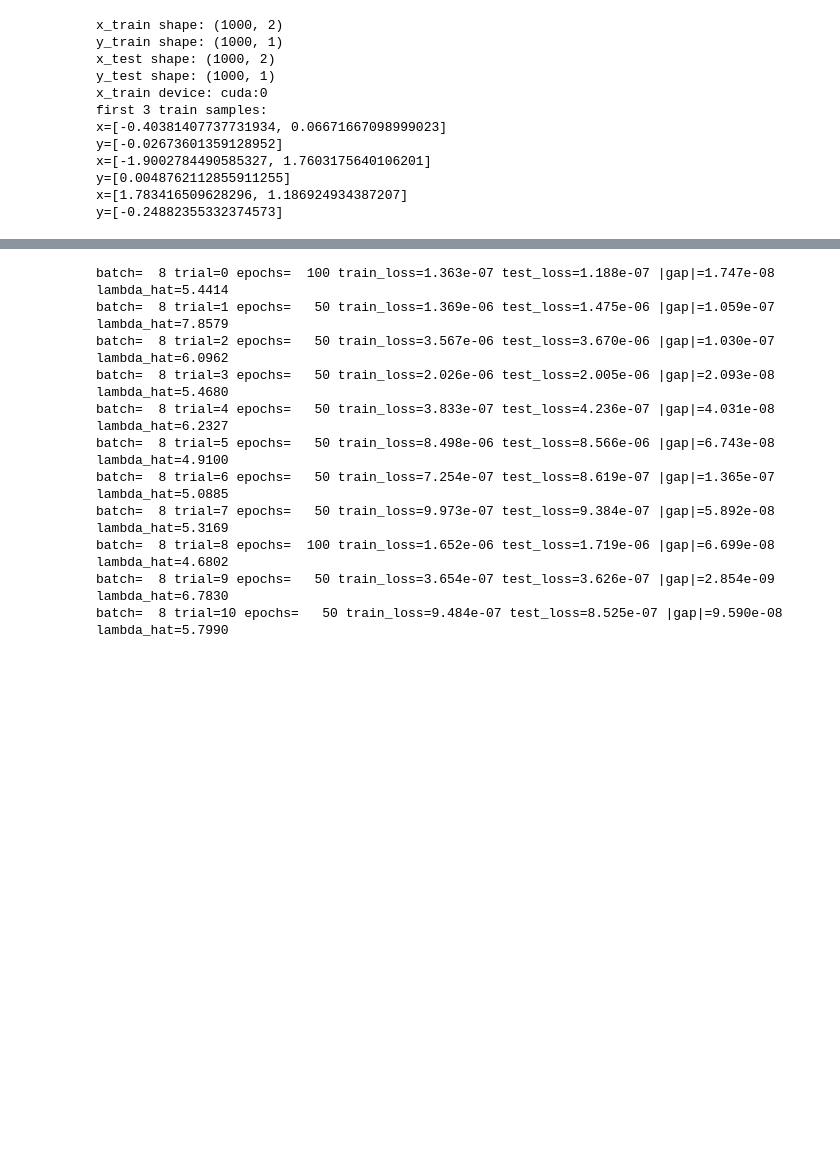
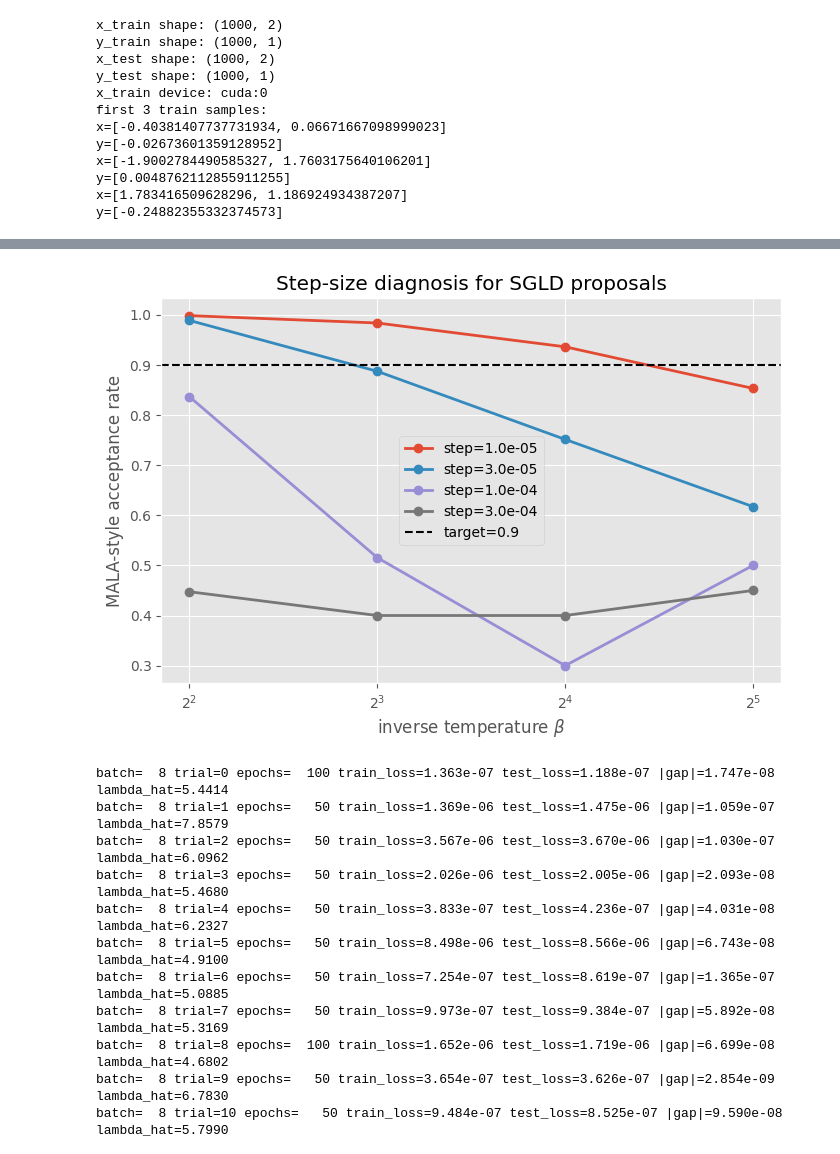
Before and after one commit to amuta0001/Local_RLCT_Calculater, a Jupyter notebook: ex2_1_gelu_dnn.ipynb, the cells around one changed output, grey strips where cells are left out. Drawn from its saved outputs; the diff is of its cells as text; code cells hidden in the pictures; blank space fills up the shorter version.

```diff
--- a/ex2_1_gelu_dnn.ipynb
+++ b/ex2_1_gelu_dnn.ipynb
@@ -64,6 +64,17 @@ rlct_clip_radius = 1.0
 rlct_grad_clip = 75.0
 rlct_max_beta_step = 0.05
 
+# Step-size diagnosis settings.
+# SGLD itself has no accept/reject step.
+# We therefore inspect the same proposal with a MALA-style acceptance probability.
+acceptance_target = 0.9
+acceptance_diagnostic_betas = rlct_betas
+acceptance_step_size_candidates = [1e-5, 3e-5, 1e-4, 3e-4]
+acceptance_diagnostic_steps = 250
+acceptance_diagnostic_burn_in = 50
+acceptance_diagnostic_chains = 2
+acceptance_check_interval = 20
+
 print(f"device: {device}")
 print(f"dtype: {dtype}")
 print(f"true architecture: {input_dim} -> {true_hidden_dims} -> {output_dim}")
@@ -236,0 +269,73 @@ def estimate_local_rlct(model, minibatch_size, seed):
+# %%
+# Pilot diagnosis for the SGLD step size.
+# The acceptance rate here is not part of SGLD itself.
+# We reinterpret the same proposal as a MALA move and ask how often it would be accepted.
+# A value near 0.9 is a practical sign that the proposal is not too aggressive.
+
+pilot_minibatch_size = minibatch_sizes[0]
+pilot_seed = 1000 * pilot_minibatch_size
+pilot_model, _, pilot_epochs, pilot_train_loss = train_until_zero_train_error(
+    minibatch_size=pilot_minibatch_size,
+    seed=pilot_seed,
+)
+
+pilot_acceptance_records = []
+for candidate_step_size in acceptance_step_size_candidates:
+    diagnostic = diagnose_step_size_acceptance(
+        model=pilot_model,
+        minibatch_size=pilot_minibatch_size,
+        step_size=candidate_step_size,
+        seed=pilot_seed,
+    )
+    mean_distance_to_target = float(
+        np.mean(np.abs(diagnostic.mean_acceptance_rates - acceptance_target))
+    )
+    pilot_acceptance_records.append(
+        {
+            "step_size": candidate_step_size,
+            "diagnostic": diagnostic,
+            "mean_distance_to_target": mean_distance_to_target,
+        }
+    )
+
+    print(
+        f"step_size={candidate_step_size:.2e} "
+        f"effective_steps={np.array2string(diagnostic.effective_step_sizes, precision=2)} "
+        f"acceptance={np.array2string(diagnostic.mean_acceptance_rates, precision=3)} "
+        f"mean|acc-0.9|={mean_distance_to_target:.3f}"
+    )
+
+best_acceptance_record = min(
+    pilot_acceptance_records,
+    key=lambda record: record["mean_distance_to_target"],
+)
+recommended_step_size = best_acceptance_record["step_size"]
+
+print()
+print(f"recommended step size from this pilot run: {recommended_step_size:.2e}")
+
+fig, ax = plt.subplots(figsize=(8, 5))
+for record in pilot_acceptance_records:
+    diagnostic = record["diagnostic"]
+    ax.plot(
+        diagnostic.betas,
+        diagnostic.mean_acceptance_rates,
+        marker="o",
+        linewidth=2,
+        label=f"step={record['step_size']:.1e}",
+    )
+
+ax.axhline(
+    acceptance_target,
+    color="black",
+    linestyle="--",
+    linewidth=1.5,
+    label=f"target={acceptance_target:.1f}",
+)
+ax.set_xscale("log", base=2)
+ax.set_xlabel(r"inverse temperature $\beta$")
+ax.set_ylabel("MALA-style acceptance rate")
+ax.set_title("Step-size diagnosis for SGLD proposals")
+ax.legend()
+plt.show()
+# %% [output]
@@ -237,3 +348,4 @@ def estimate_local_rlct(model, minibatch_size, seed):
+[figure, added]
 # %%
 records = []
 
```
Also changed, not shown: parts of 2 cells of this notebook, 5 other files.
